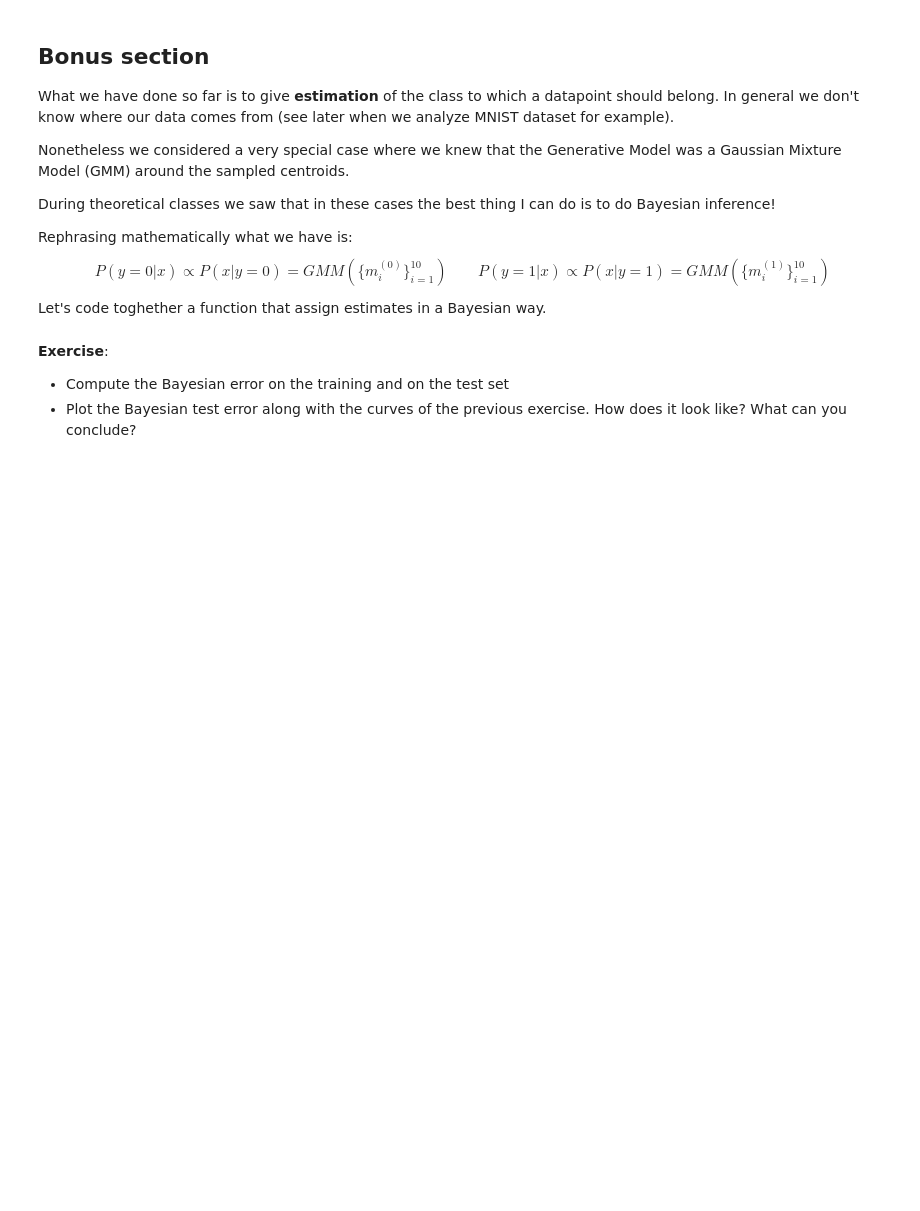
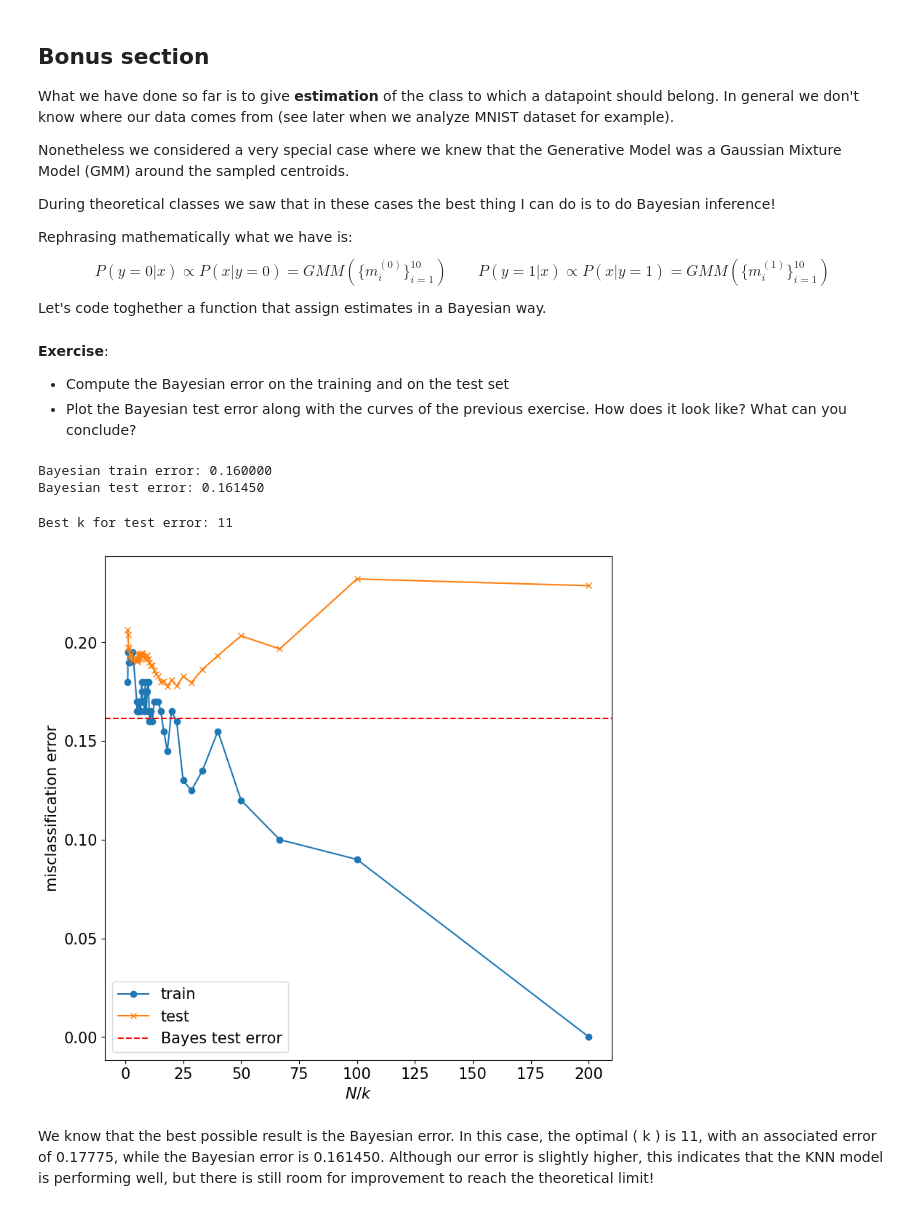
Before and after one commit to filippoquadri/FundamentalLearningEPFL, a Jupyter notebook: TP3/TP3_FoIL_quadri.ipynb, the cells around one changed output. Cells and saved outputs as stored; diff of their text form; code cells hidden in the pictures; blank space fills up the shorter version.

```diff
--- a/TP3/TP3_FoIL_quadri.ipynb
+++ b/TP3/TP3_FoIL_quadri.ipynb
@@ -332,3 +386,29 @@ def ComputeBayesError(class0_centroids,class1_centroids,label,pos):
 **Exercise**:
 - Compute the Bayesian error on the training and on the test set
 - Plot the Bayesian test error along with the curves of the previous exercise. How does it look like? What can you conclude?
+# %%
+# Bayesian error
+bayes_error_train = ComputeBayesError(class_0_centroids, class_1_centroids, y, X)
+bayes_error_test = ComputeBayesError(class_0_centroids, class_1_centroids, y_test, X_test)
+
+print("Bayesian train error: %f" % bayes_error_train)
+print("Bayesian test error: %f" % bayes_error_test)
+# %% [output]
+Bayesian train error: 0.160000
+Bayesian test error: 0.161450
+# %%
+print("Best k for test error: %d" % k_values[np.argmin(test_error)])
+# %% [output]
+Best k for test error: 11
+# %%
+# Plot results
+plt.plot(len(y) / k_values, train_error, label = "train", marker = "o")
+plt.plot(len(y) / k_values, test_error, label = "test", marker = "x")
+plt.axhline(y=bayes_error_test, color="red", label="Bayes test error", linestyle="--")
+plt.legend()
+plt.xlabel(r"$N/k$")
+plt.ylabel("misclassification error");
+# %% [output]
+[figure, added]
+# %% [markdown]
+We know that the best possible result is the Bayesian error. In this case, the optimal \( k \) is 11, with an associated error of 0.17775, while the Bayesian error is 0.161450. Although our error is slightly higher, this indicates that the KNN model is performing well, but there is still room for improvement to reach the theoretical limit!
```
Also changed, not shown: parts of 17 cells of this notebook.
